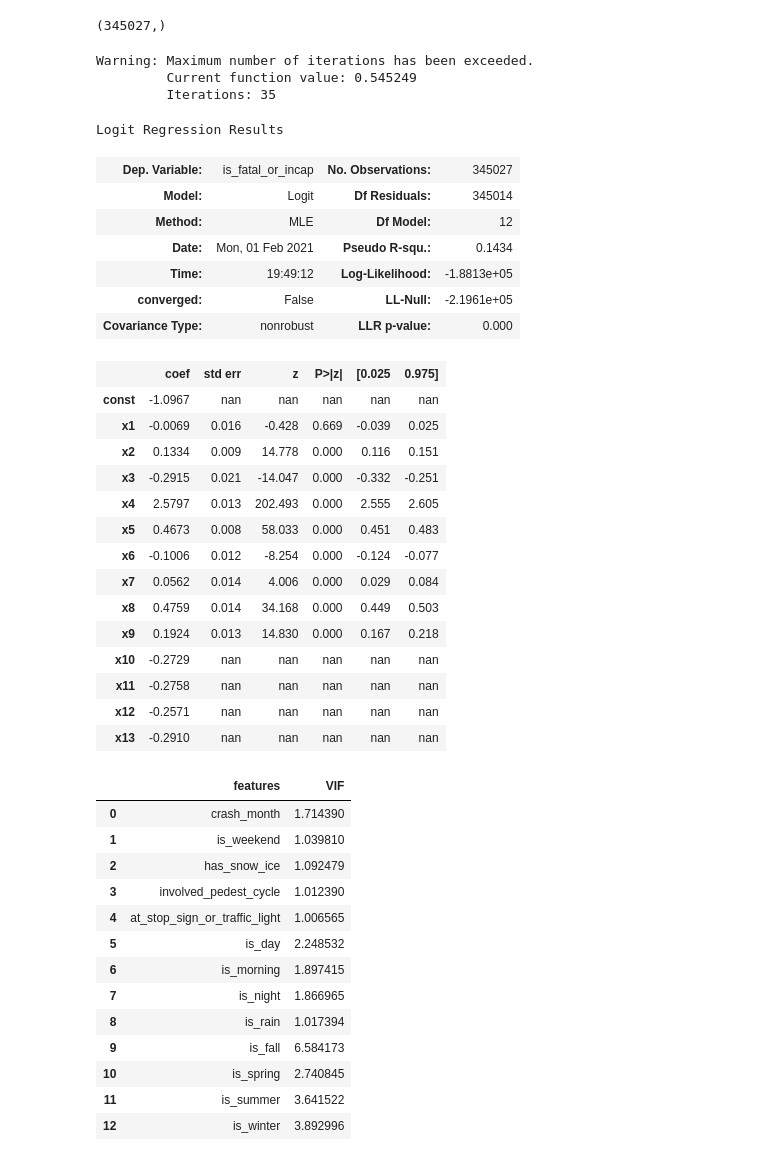
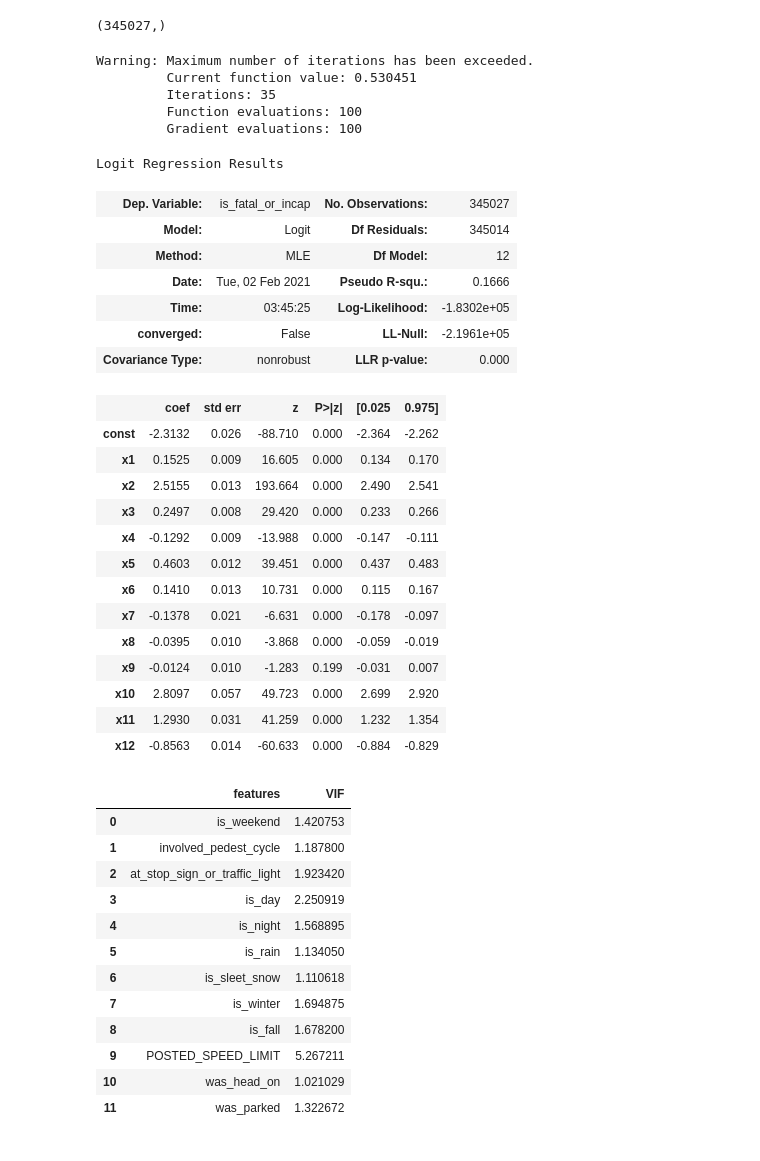
Before and after one commit to Morgan-Sell/chicago-traffic-safety, a Jupyter notebook: log_regression.ipynb, the cells around one changed output. Saved outputs shown, nothing was run; the diff lists cells and outputs as text; code cells hidden in the pictures.

```diff
--- a/log_regression.ipynb
+++ b/log_regression.ipynb
@@ -42,16 +42,16 @@ X = accidents[['is_weekend',
                'involved_pedest_cycle',
                'at_stop_sign_or_traffic_light',
                'is_day',
-               'is_evening',
-               'is_morning',
+               #'is_evening',
+               #'is_morning',
                'is_night',
                'is_rain',
                'is_sleet_snow',
-               'is_spring',
-               'is_summer',
+               #'is_spring',
+               #'is_summer',
                'is_winter',
                'is_fall',
-               'was_non_functioning_device',
+               'POSTED_SPEED_LIMIT',
                'was_head_on',
                'was_parked']]
 
@@ -93,10 +92,11 @@ Best C:  0.01
 # %% [markdown]
 ### Train and Predict
 # %%
-solver='newton-cg'
-c=0.01
+penalty = 'l1'
+solver='saga'
+c=1.0
 
-log_reg = LogisticRegression(solver=solver, C=c, max_iter=1000, fit_intercept=True, random_state=3)
+log_reg = LogisticRegression(penalty=penalty, solver=solver, C=c, max_iter=1000, fit_intercept=True, random_state=3)
 log_reg.fit(X_over, y_over)
 y_pred = log_reg.predict(X_test_scaled)
 y_prob = log_reg.predict_proba(X_test_scaled)[:, 1]
@@ -157,50 +156,50 @@ y_over.shape
 # %%
 X_over_incl_const = sm.add_constant(X_over)
 model = sm.Logit(y_over, X_over_incl_const)
-results = model.fit(method='newton')
+results = model.fit(method='cg')
 results.summary()
 # %% [output]
 Warning: Maximum number of iterations has been exceeded.
-         Current function value: 0.545249
+         Current function value: 0.530451
          Iterations: 35
+         Function evaluations: 100
+         Gradient evaluations: 100
 Logit Regression Results
 | Dep. Variable: | is_fatal_or_incap | No. Observations: | 345027 |
 | Model: | Logit | Df Residuals: | 345014 |
 | Method: | MLE | Df Model: | 12 |
-| Date: | Mon, 01 Feb 2021 | Pseudo R-squ.: | 0.1434 |
-| Time: | 19:49:12 | Log-Likelihood: | -1.8813e+05 |
+| Date: | Tue, 02 Feb 2021 | Pseudo R-squ.: | 0.1666 |
+| Time: | 03:45:25 | Log-Likelihood: | -1.8302e+05 |
 | converged: | False | LL-Null: | -2.1961e+05 |
 | Covariance Type: | nonrobust | LLR p-value: | 0.000 |
 |  | coef | std err | z | P>|z| | [0.025 | 0.975] |
-| const | -1.0967 | nan | nan | nan | nan | nan |
-| x1 | -0.0069 | 0.016 | -0.428 | 0.669 | -0.039 | 0.025 |
-| x2 | 0.1334 | 0.009 | 14.778 | 0.000 | 0.116 | 0.151 |
-| x3 | -0.2915 | 0.021 | -14.047 | 0.000 | -0.332 | -0.251 |
-| x4 | 2.5797 | 0.013 | 202.493 | 0.000 | 2.555 | 2.605 |
-| x5 | 0.4673 | 0.008 | 58.033 | 0.000 | 0.451 | 0.483 |
-| x6 | -0.1006 | 0.012 | -8.254 | 0.000 | -0.124 | -0.077 |
-| x7 | 0.0562 | 0.014 | 4.006 | 0.000 | 0.029 | 0.084 |
-| x8 | 0.4759 | 0.014 | 34.168 | 0.000 | 0.449 | 0.503 |
-| x9 | 0.1924 | 0.013 | 14.830 | 0.000 | 0.167 | 0.218 |
-| x10 | -0.2729 | nan | nan | nan | nan | nan |
-| x11 | -0.2758 | nan | nan | nan | nan | nan |
-| x12 | -0.2571 | nan | nan | nan | nan | nan |
-| x13 | -0.2910 | nan | nan | nan | nan | nan |
+| const | -2.3132 | 0.026 | -88.710 | 0.000 | -2.364 | -2.262 |
+| x1 | 0.1525 | 0.009 | 16.605 | 0.000 | 0.134 | 0.170 |
+| x2 | 2.5155 | 0.013 | 193.664 | 0.000 | 2.490 | 2.541 |
+| x3 | 0.2497 | 0.008 | 29.420 | 0.000 | 0.233 | 0.266 |
+| x4 | -0.1292 | 0.009 | -13.988 | 0.000 | -0.147 | -0.111 |
+| x5 | 0.4603 | 0.012 | 39.451 | 0.000 | 0.437 | 0.483 |
+| x6 | 0.1410 | 0.013 | 10.731 | 0.000 | 0.115 | 0.167 |
+| x7 | -0.1378 | 0.021 | -6.631 | 0.000 | -0.178 | -0.097 |
+| x8 | -0.0395 | 0.010 | -3.868 | 0.000 | -0.059 | -0.019 |
+| x9 | -0.0124 | 0.010 | -1.283 | 0.199 | -0.031 | 0.007 |
+| x10 | 2.8097 | 0.057 | 49.723 | 0.000 | 2.699 | 2.920 |
+| x11 | 1.2930 | 0.031 | 41.259 | 0.000 | 1.232 | 1.354 |
+| x12 | -0.8563 | 0.014 | -60.633 | 0.000 | -0.884 | -0.829 |
 # %%
 X_over_df = pd.DataFrame(X_over, columns=X.columns)
 log_reg_utils.calc_vif(X_over_df)
 # %% [output]
 |  | features | VIF |
-| 0 | crash_month | 1.714390 |
-| 1 | is_weekend | 1.039810 |
-| 2 | has_snow_ice | 1.092479 |
-| 3 | involved_pedest_cycle | 1.012390 |
-| 4 | at_stop_sign_or_traffic_light | 1.006565 |
-| 5 | is_day | 2.248532 |
-| 6 | is_morning | 1.897415 |
-| 7 | is_night | 1.866965 |
-| 8 | is_rain | 1.017394 |
-| 9 | is_fall | 6.584173 |
-| 10 | is_spring | 2.740845 |
-| 11 | is_summer | 3.641522 |
-| 12 | is_winter | 3.892996 |
+| 0 | is_weekend | 1.420753 |
+| 1 | involved_pedest_cycle | 1.187800 |
+| 2 | at_stop_sign_or_traffic_light | 1.923420 |
+| 3 | is_day | 2.250919 |
+| 4 | is_night | 1.568895 |
+| 5 | is_rain | 1.134050 |
+| 6 | is_sleet_snow | 1.110618 |
+| 7 | is_winter | 1.694875 |
+| 8 | is_fall | 1.678200 |
+| 9 | POSTED_SPEED_LIMIT | 5.267211 |
+| 10 | was_head_on | 1.021029 |
+| 11 | was_parked | 1.322672 |
```
Also changed, not shown: parts of 7 cells of this notebook, 3 other files.
